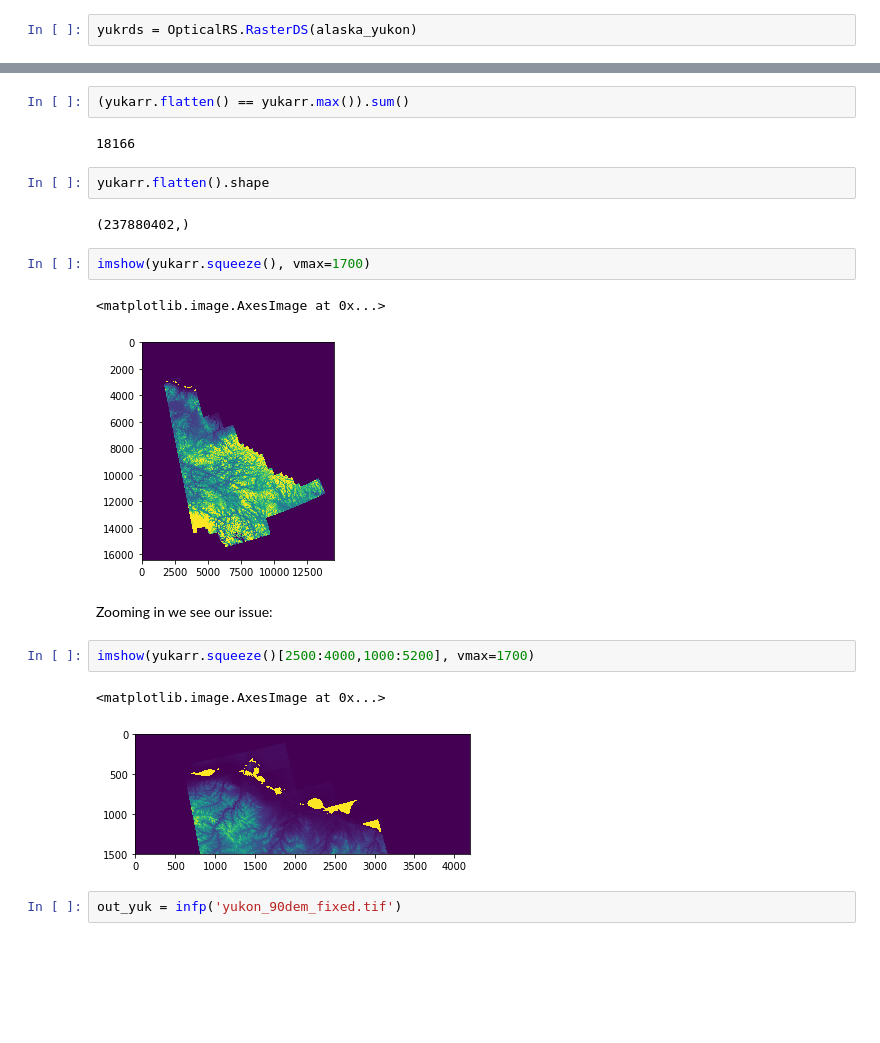
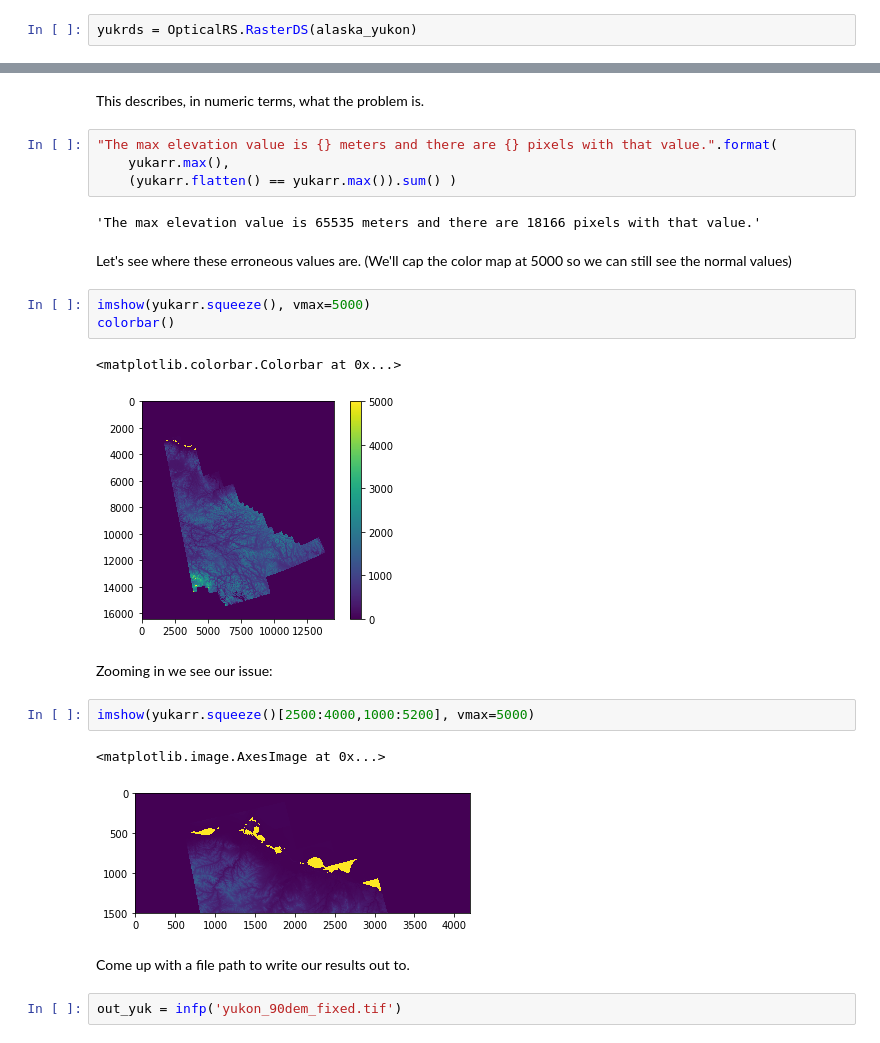
Before and after one commit to mariejohnson/spatial_analysis, a Jupyter notebook: HabMetricsNotebooks/Elevation_Raster.ipynb, the cells around one changed output, grey strips where cells are left out. Saved outputs shown, nothing was run; the diff lists cells and outputs as text; blank space fills up the shorter version.

```diff
--- a/HabMetricsNotebooks/Elevation_Raster.ipynb
+++ b/HabMetricsNotebooks/Elevation_Raster.ipynb
@@ -69,23 +69,28 @@ Wall time: 4.63 s
-# %%
-(yukarr.flatten() == yukarr.max()).sum()
-# %% [output]
-18166
-# %%
-yukarr.flatten().shape
-# %% [output]
-(237880402,)
+# %% [markdown]
+This describes, in numeric terms, what the problem is.
+# %%
+"The max elevation value is {} meters and there are {} pixels with that value.".format(
+    yukarr.max(),
+    (yukarr.flatten() == yukarr.max()).sum() )
+# %% [output]
+'The max elevation value is 65535 meters and there are 18166 pixels with that value.'
+# %% [markdown]
+Let's see where these erroneous values are. (We'll cap the color map at 5000 so we can still see the normal values)
 # %%
-imshow(yukarr.squeeze(), vmax=1700)
+imshow(yukarr.squeeze(), vmax=5000)
+colorbar()
 # %% [output]
-<matplotlib.image.AxesImage at 0x...>
+<matplotlib.colorbar.Colorbar at 0x...>
-[figure, old version]
+[figure, new version]
 # %% [markdown]
 Zooming in we see our issue:
 # %%
-imshow(yukarr.squeeze()[2500:4000,1000:5200], vmax=1700)
+imshow(yukarr.squeeze()[2500:4000,1000:5200], vmax=5000)
 # %% [output]
 <matplotlib.image.AxesImage at 0x...>
-[figure, old version]
+[figure, new version]
+# %% [markdown]
+Come up with a file path to write our results out to.
 # %%
 out_yuk = infp('yukon_90dem_fixed.tif')
 # %% [markdown]
```
Also changed, not shown: parts of 27 cells of this notebook.
